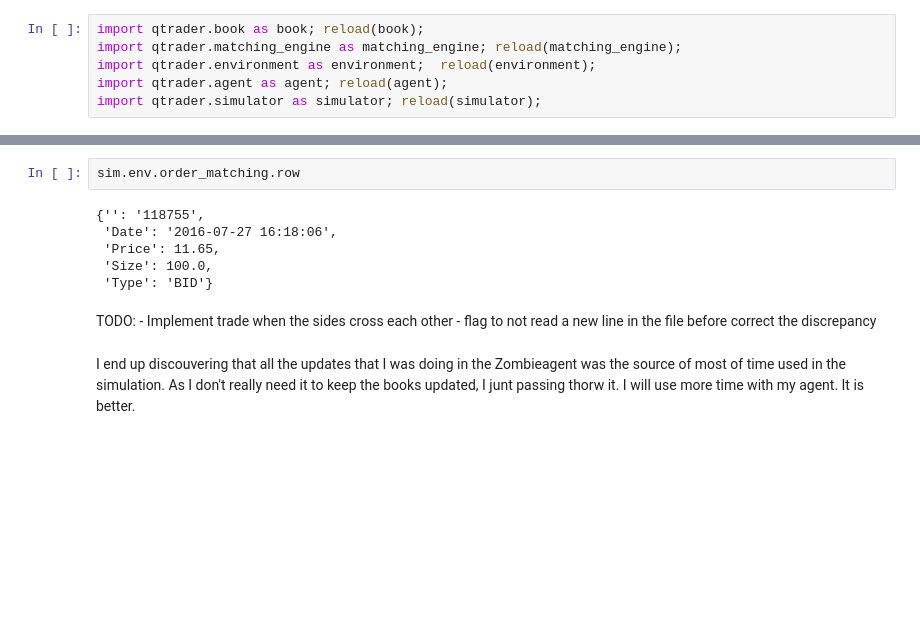
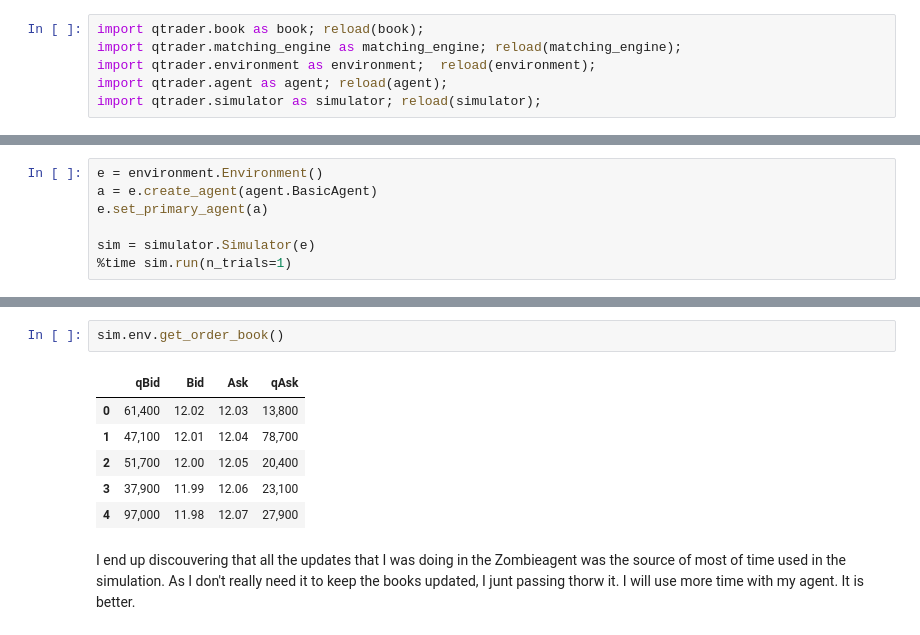
Before and after one commit to ucaiado/QLearning_Trading, a Jupyter notebook: building_the_envrironment.ipynb, the cells around one changed output, grey strips where cells are left out. Cells and saved outputs as stored; diff of their text form; blank space fills up the shorter version.

Commit message:
test: start implement the Basic agent

```diff
--- a/building_the_envrironment.ipynb
+++ b/building_the_envrironment.ipynb
@@ -1018,0 +1021,7 @@ Environment.reset(): Trial set up to use 20160729.csv file
+# %%
+e = environment.Environment()
+a = e.create_agent(agent.BasicAgent)
+e.set_primary_agent(a)
+
+sim = simulator.Simulator(e)
+%time sim.run(n_trials=1)
@@ -1019,15 +1041,12 @@ Environment.reset(): Trial set up to use 20160729.csv file
 # %%
-sim.env.order_matching.row
+sim.env.get_order_book()
 # %% [output]
-{'': '118755',
- 'Date': '2016-07-27 16:18:06',
- 'Price': 11.65,
- 'Size': 100.0,
- 'Type': 'BID'}
+|  | qBid | Bid | Ask | qAsk |
+| 0 | 61,400 | 12.02 | 12.03 | 13,800 |
+| 1 | 47,100 | 12.01 | 12.04 | 78,700 |
+| 2 | 51,700 | 12.00 | 12.05 | 20,400 |
+| 3 | 37,900 | 11.99 | 12.06 | 23,100 |
+| 4 | 97,000 | 11.98 | 12.07 | 27,900 |
-# %% [markdown]
-TODO:
-    - Implement trade when the sides cross each other
-    - flag to not read a new line in the file before correct the discrepancy
 # %% [markdown]
 I end up discouvering that all the updates that I was doing in the Zombieagent was the source of most of time used in the simulation. As I don't really need it to keep the books updated, I junt passing thorw it. I will use more time with my agent. It is better.
 # %% [markdown]
```
Also changed, not shown: parts of 4 cells of this notebook, 3 other files.
